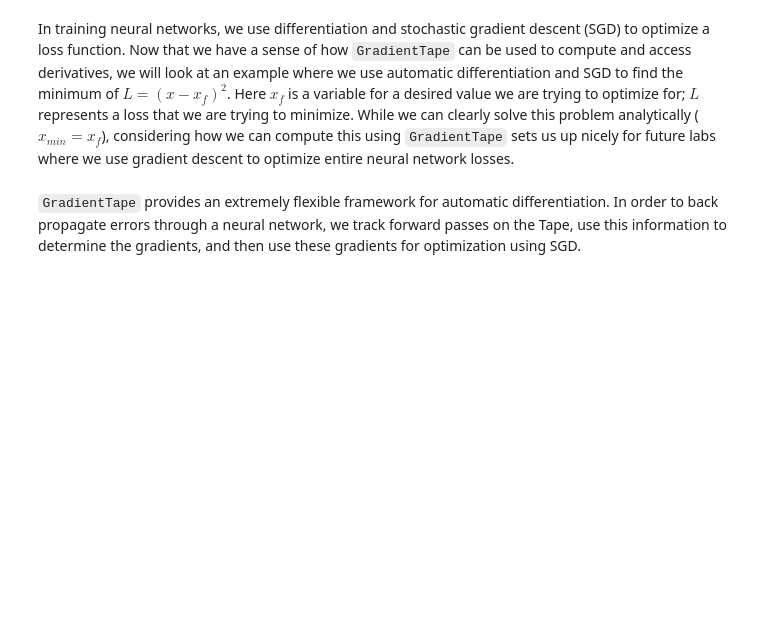
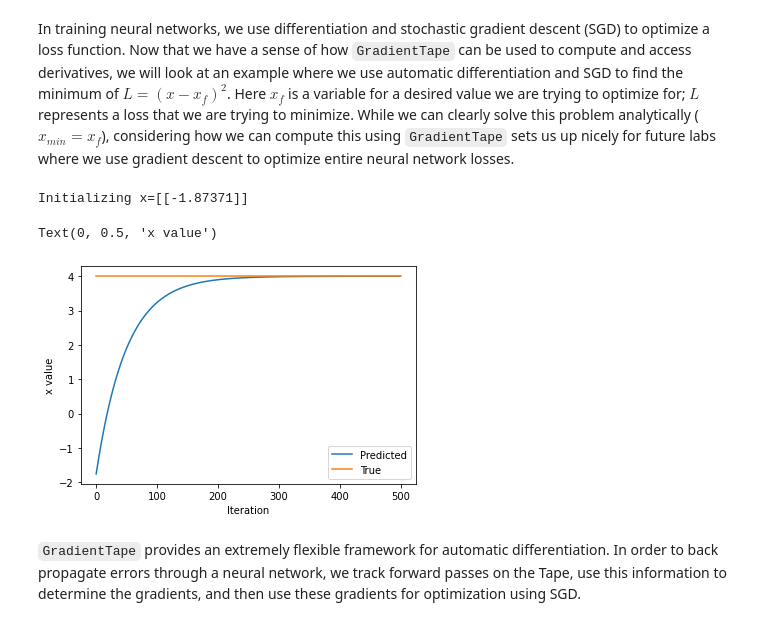
Before and after one commit to caiobellezi/estudos, a Jupyter notebook: Part1_TensorFlow.ipynb, the cells around one changed output. Saved outputs shown, nothing was run; the diff lists cells and outputs as text; code cells hidden in the pictures; blank space fills up the shorter version.

```diff
--- a/Part1_TensorFlow.ipynb
+++ b/Part1_TensorFlow.ipynb
@@ -371,33 +376,38 @@ In training neural networks, we use differentiation and stochastic gradient desc
 # %%
 ### Function minimization with automatic differentiation and SGD ###
 
 # Initialize a random value for our initial x
 x = tf.Variable([tf.random.normal([1])])
 print("Initializing x={}".format(x.numpy()))
 
 learning_rate = 1e-2 # learning rate for SGD
 history = []
 # Define the target value
 x_f = 4
 
 # We will run SGD for a number of iterations. At each iteration, we compute the loss,
 #   compute the derivative of the loss with respect to x, and perform the SGD update.
 for i in range(500):
   with tf.GradientTape() as tape:
     '''TODO: define the loss as described above'''
-    loss = # TODO
+    loss = (x - x_f)**2 # "forward pass": record the current loss on the tape
+    # TODO
 
   # loss minimization using gradient tape
   grad = tape.gradient(loss, x) # compute the derivative of the loss with respect to x
   new_x = x - learning_rate*grad # sgd update
   x.assign(new_x) # update the value of x
   history.append(x.numpy()[0])
 
 # Plot the evolution of x as we optimize towards x_f!
 plt.plot(history)
 plt.plot([0, 500],[x_f,x_f])
 plt.legend(('Predicted', 'True'))
 plt.xlabel('Iteration')
 plt.ylabel('x value')
+# %% [output]
+Initializing x=[[-1.87371]]
+Text(0, 0.5, 'x value')
+[figure, added]
 # %% [markdown]
 `GradientTape` provides an extremely flexible framework for automatic differentiation. In order to back propagate errors through a neural network, we track forward passes on the Tape, use this information to determine the gradients, and then use these gradients for optimization using SGD.
```
Also changed, not shown: parts of 3 cells of this notebook.
